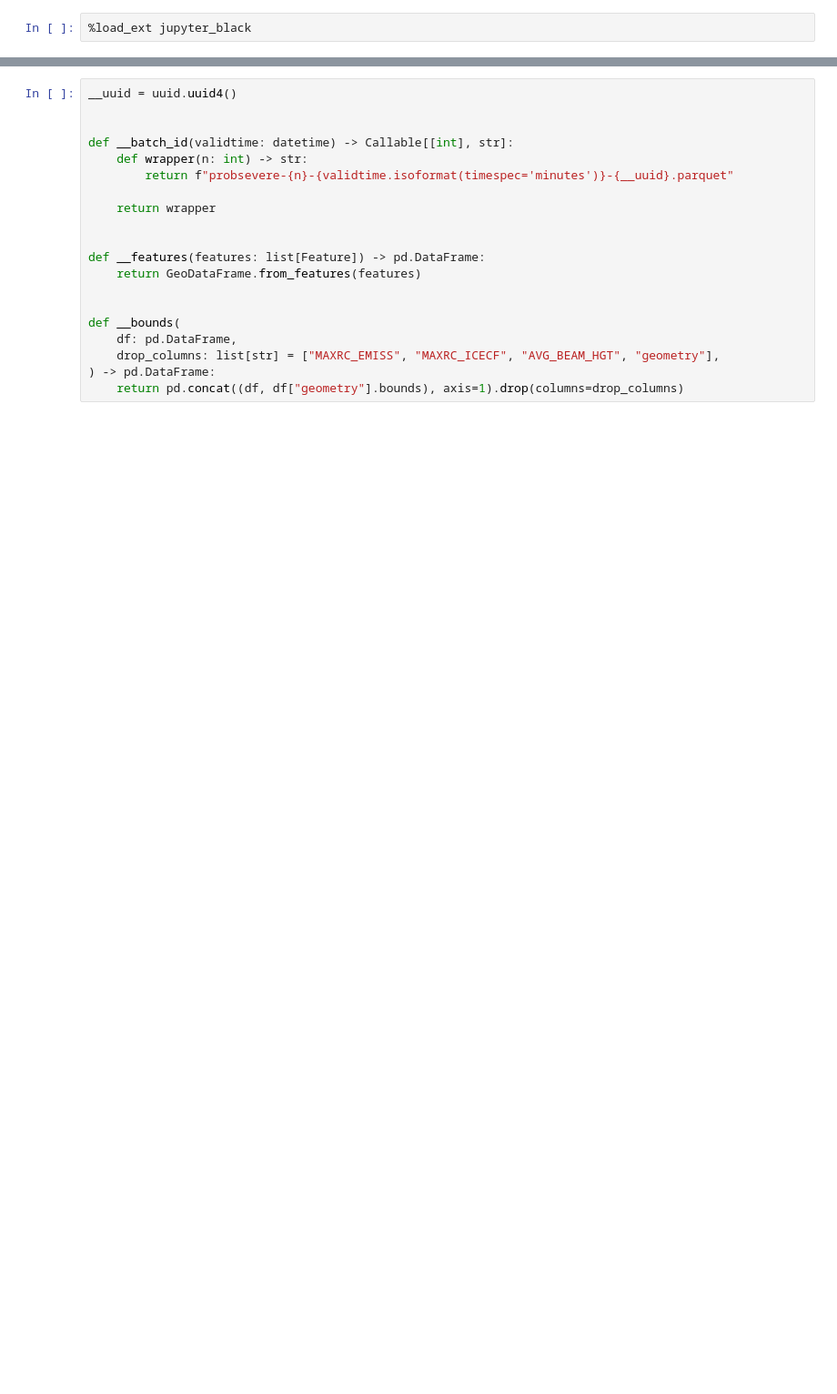
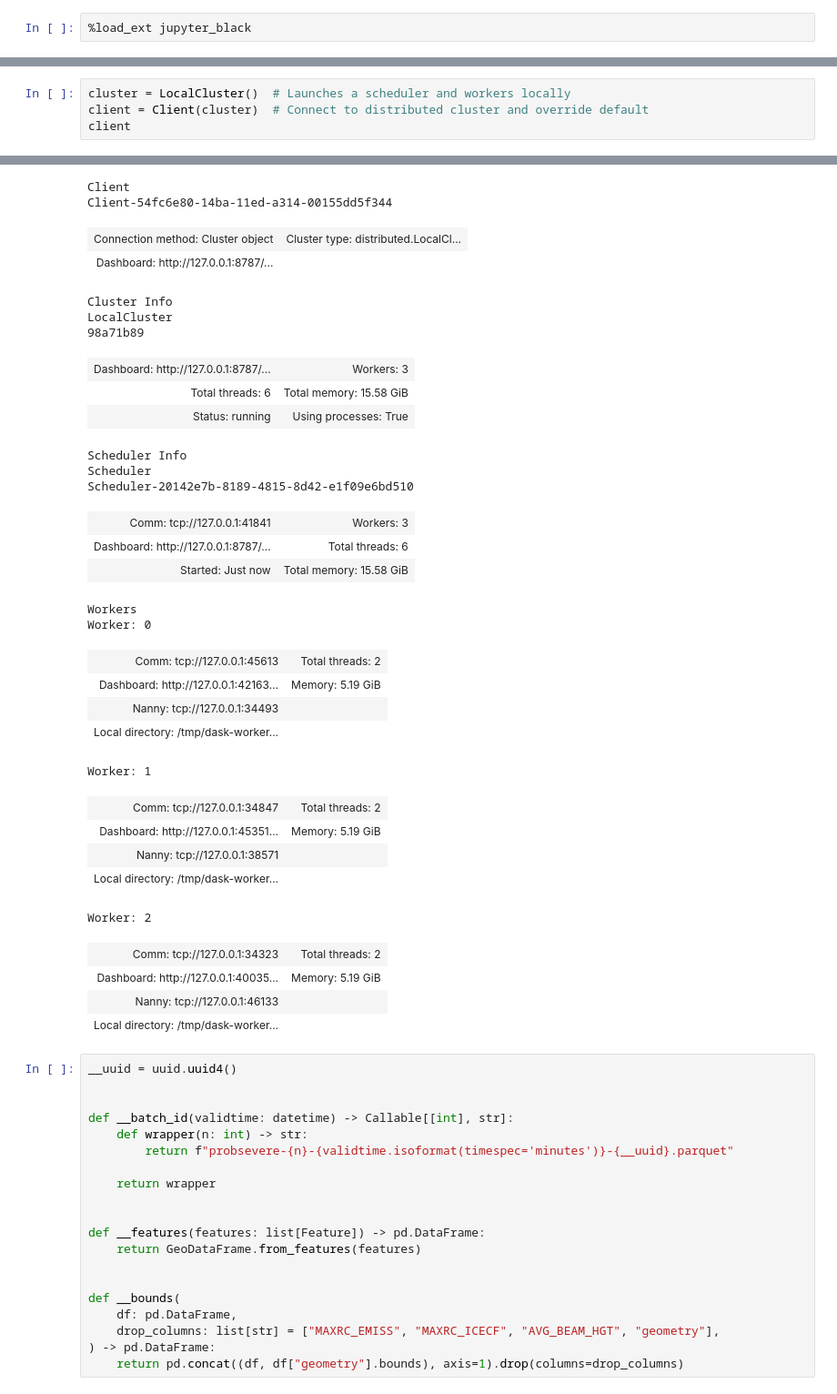
Before and after one commit to leaver2000/griblib, a Jupyter notebook: notebooks/probsevere/1.2-extract-direct.ipynb, the cells around one changed output, grey strips where cells are left out. Shown at 91% size. Saved outputs shown, nothing was run; the diff lists cells and outputs as text; blank space fills up the shorter version.

```diff
--- a/notebooks/probsevere/1.2-extract-direct.ipynb
+++ b/notebooks/probsevere/1.2-extract-direct.ipynb
@@ -29,0 +35,5 @@ class FeatureCollection(TypedDict):
+# %%
+cluster = LocalCluster()  # Launches a scheduler and workers locally
+client = Client(cluster)  # Connect to distributed cluster and override default
+client
+# %% [output]
@@ -30,3 +43,35 @@ class FeatureCollection(TypedDict):
+Client
+Client-54fc6e80-14ba-11ed-a314-00155dd5f344
+| Connection method: Cluster object | Cluster type: distributed.LocalCl... |
+| Dashboard: http://127.0.0.1:8787/... |  |
+Cluster Info
+LocalCluster
+98a71b89
+| Dashboard: http://127.0.0.1:8787/... | Workers: 3 |
+| Total threads: 6 | Total memory: 15.58 GiB |
+| Status: running | Using processes: True |
+Scheduler Info
+Scheduler
+Scheduler-20142e7b-8189-4815-8d42-e1f09e6bd510
+| Comm: tcp://127.0.0.1:41841 | Workers: 3 |
+| Dashboard: http://127.0.0.1:8787/... | Total threads: 6 |
+| Started: Just now | Total memory: 15.58 GiB |
+Workers
+Worker: 0
+| Comm: tcp://127.0.0.1:45613 | Total threads: 2 |
+| Dashboard: http://127.0.0.1:42163... | Memory: 5.19 GiB |
+| Nanny: tcp://127.0.0.1:34493 |  |
+| Local directory: /tmp/dask-worker... |  |
+Worker: 1
+| Comm: tcp://127.0.0.1:34847 | Total threads: 2 |
+| Dashboard: http://127.0.0.1:45351... | Memory: 5.19 GiB |
+| Nanny: tcp://127.0.0.1:38571 |  |
+| Local directory: /tmp/dask-worker... |  |
+Worker: 2
+| Comm: tcp://127.0.0.1:34323 | Total threads: 2 |
+| Dashboard: http://127.0.0.1:40035... | Memory: 5.19 GiB |
+| Nanny: tcp://127.0.0.1:46133 |  |
+| Local directory: /tmp/dask-worker... |  |
 # %%
 __uuid = uuid.uuid4()
 
```
Also changed, not shown: parts of 4 cells of this notebook, 7 other files.
